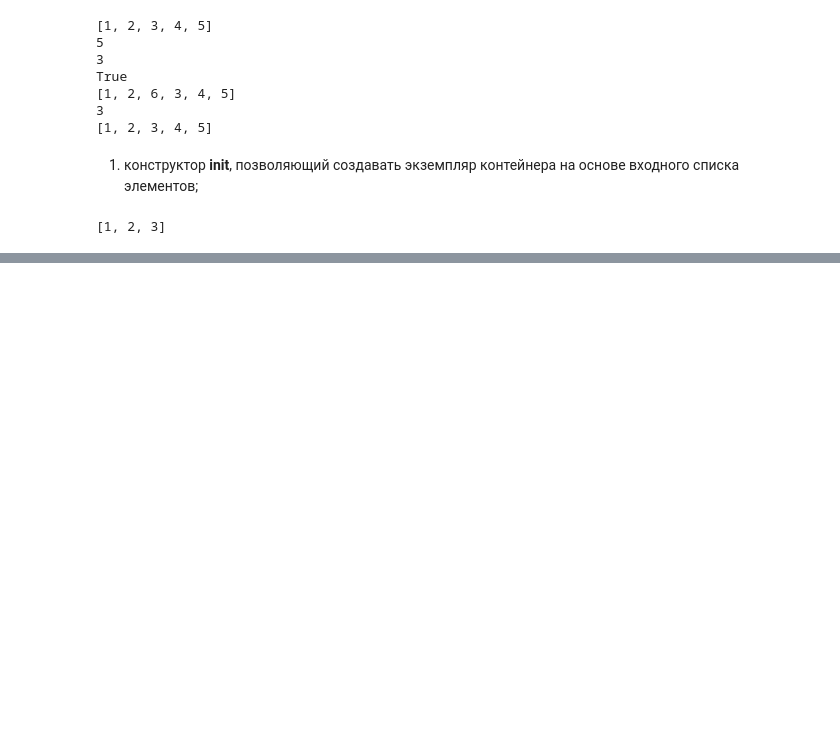
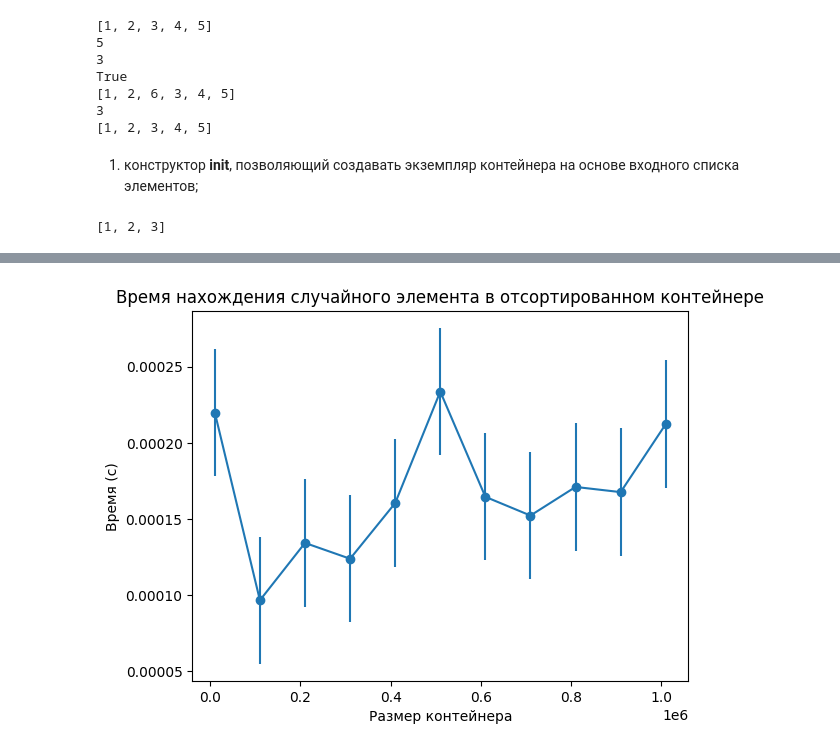
Before and after one commit to gieb340804/LabSalita, a Jupyter notebook: lab7.ipynb, the cells around one changed output, grey strips where cells are left out. Drawn from its saved outputs; the diff is of its cells as text; code cells hidden in the pictures; blank space fills up the shorter version.

```diff
--- a/lab7.ipynb
+++ b/lab7.ipynb
@@ -80,0 +260,51 @@ if __name__ == "__main__":
+# %%
+import timeit
+import numpy as np
+import matplotlib.pyplot as plt
+import random
+
+class Container:
+    def __init__(self, size):
+        self.data = sorted(random.sample(range(size * 2), size))
+
+    def __getitem__(self, index):
+        return self.data[index]
+
+    def find(self, target):
+        left, right = 0, len(self.data) - 1
+        while left <= right:
+            mid = (left + right) // 2
+            if self.data[mid] == target:
+                return mid
+            elif self.data[mid] < target:
+                left = mid + 1
+            else:
+                right = mid - 1
+        return -1
+
+
+
+def time_find(container, target):
+    timer = timeit.Timer(lambda: container.find(target))
+    return timer.timeit(number=100)
+
+if __name__ == "__main__":
+    sizes = np.arange(10000, 1100000, 100000)
+    times = []
+
+    for size in sizes:
+        container = Container(size)
+        # Гарантируем, что цель присутствует в данных
+        target = random.choice(container.data)
+        time = time_find(container, target)
+        times.append(time)
+
+    times = np.array(times)
+
+    plt.errorbar(sizes, times, yerr=np.std(times, ddof=1), fmt='o-')
+    plt.xlabel('Размер контейнера')
+    plt.ylabel('Время (с)')
+    plt.title('Время нахождения случайного элемента в отсортированном контейнере')
+    plt.show()
+# %% [output]
+[figure, added]
```
Also changed, not shown: parts of 5 cells of this notebook, 17 other files.
